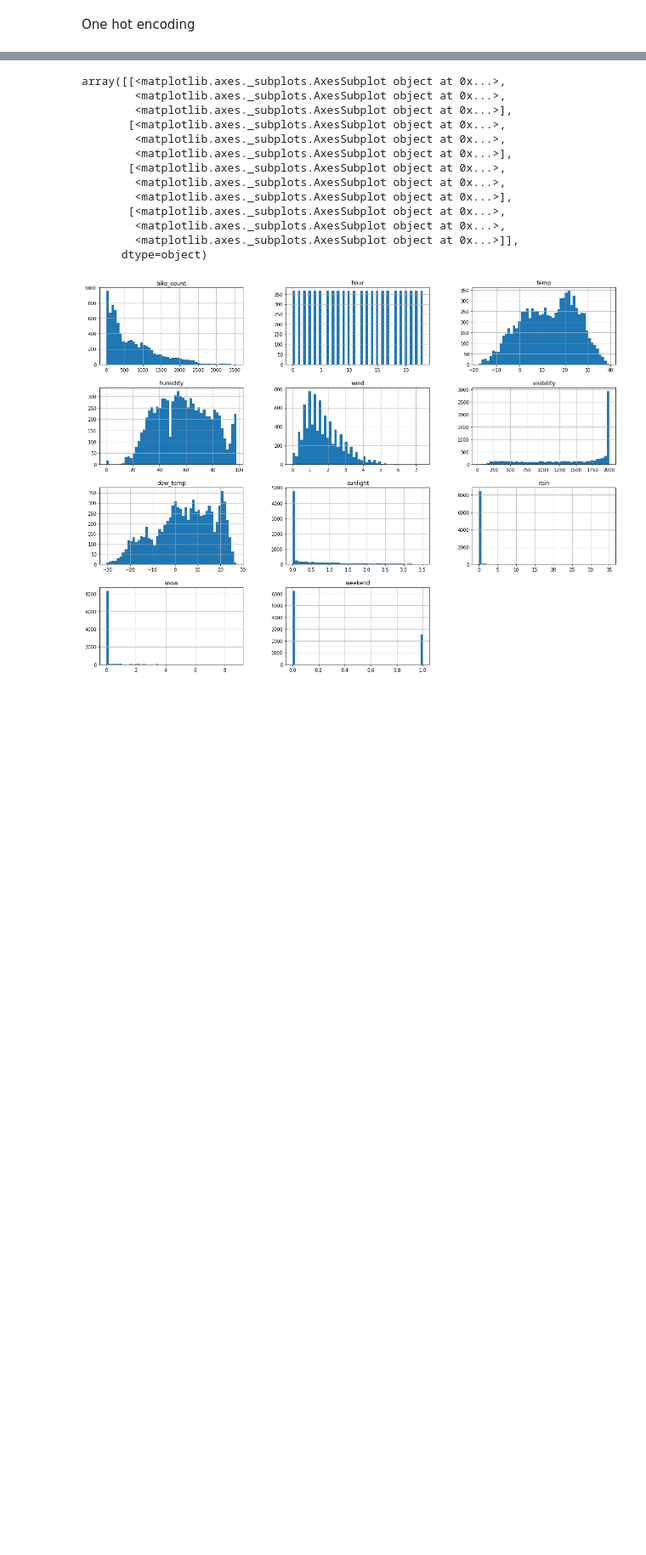
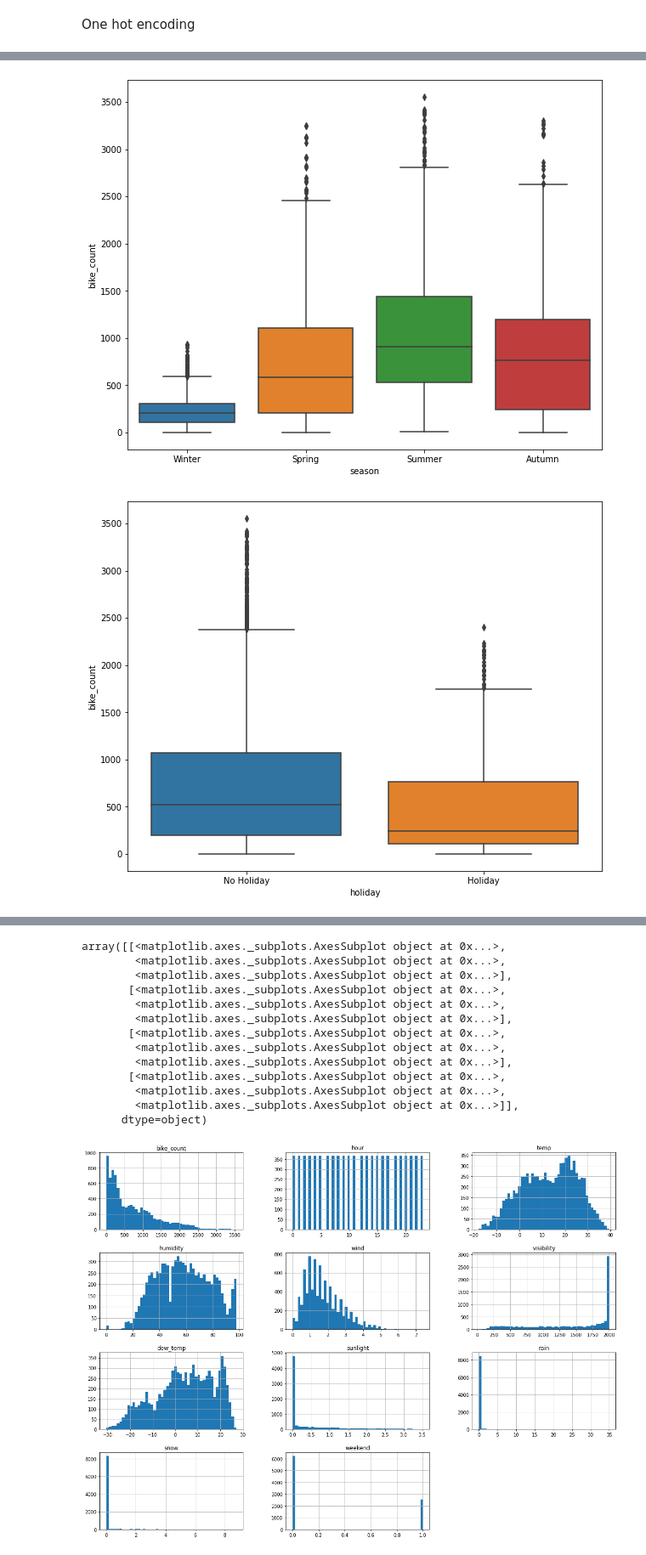
Before and after one commit to gkunal8019/Bike-Sharing-Demand-Prediction, a Jupyter notebook: Bike_Sharing_Demand_Prediction_Capstone_Project.ipynb, the cells around one changed output, grey strips where cells are left out. Shown at 85% size. Saved outputs shown, nothing was run; the diff lists cells and outputs as text; code cells hidden in the pictures; blank space fills up the shorter version.

```diff
--- a/Bike_Sharing_Demand_Prediction_Capstone_Project.ipynb
+++ b/Bike_Sharing_Demand_Prediction_Capstone_Project.ipynb
@@ -275,2 +249,6 @@ Name: timeshift, dtype: int64
 # %% [markdown]
 One hot encoding
+# %%
+#INCLIDE'OBJECT'
+categorical_features= df.select_dtypes(include='object')
+categorical_features
@@ -276,0 +269,7 @@ One hot encoding
+# %%
+for col in categorical_features:
+  plt.figure(figsize=(10,8))
+  sns.boxplot(x=df[col],y=df['bike_count'])
+# %% [output]
+[figure, added]
+[figure, added]
```
Also changed, not shown: parts of 12 cells of this notebook.
